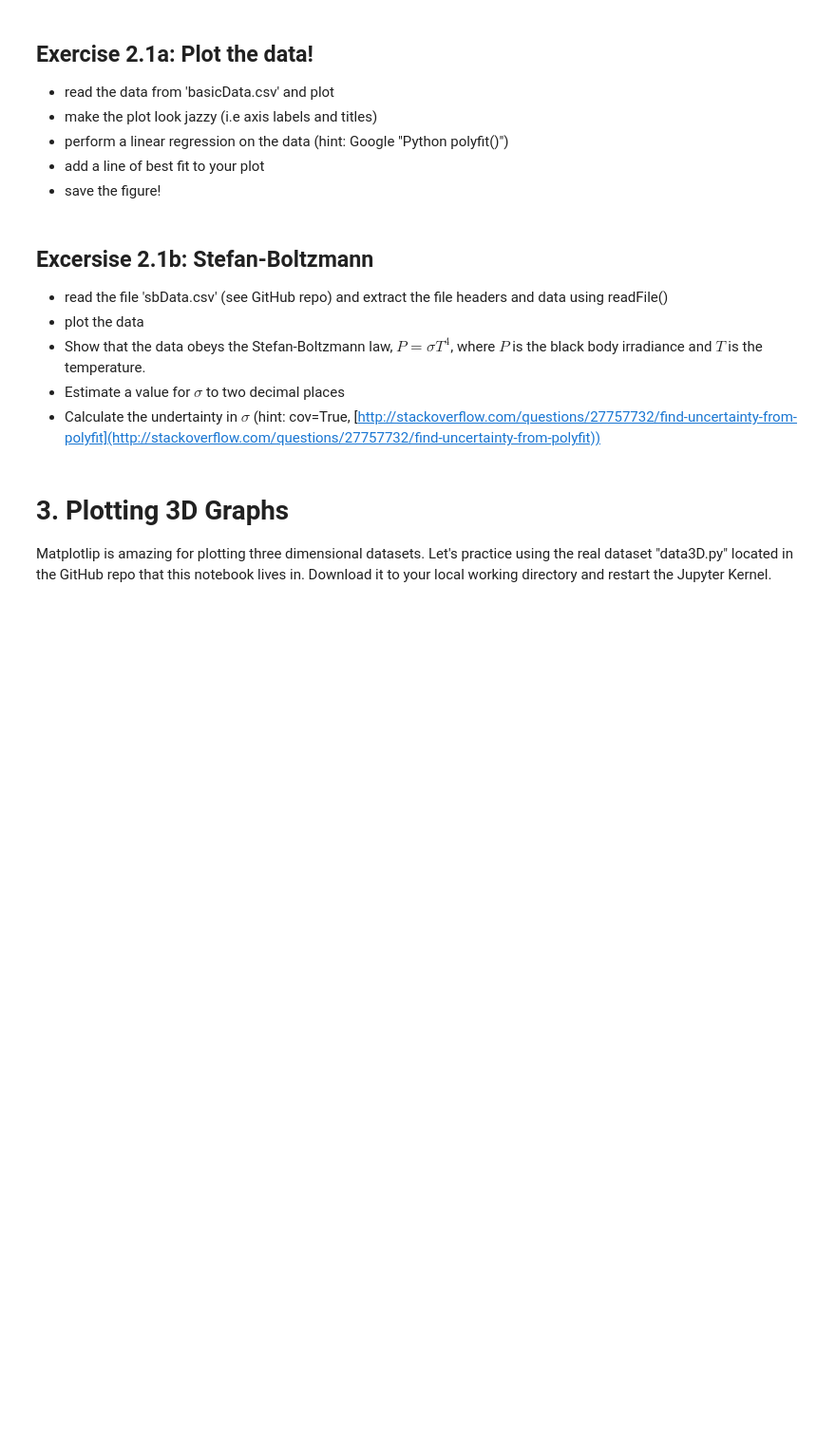
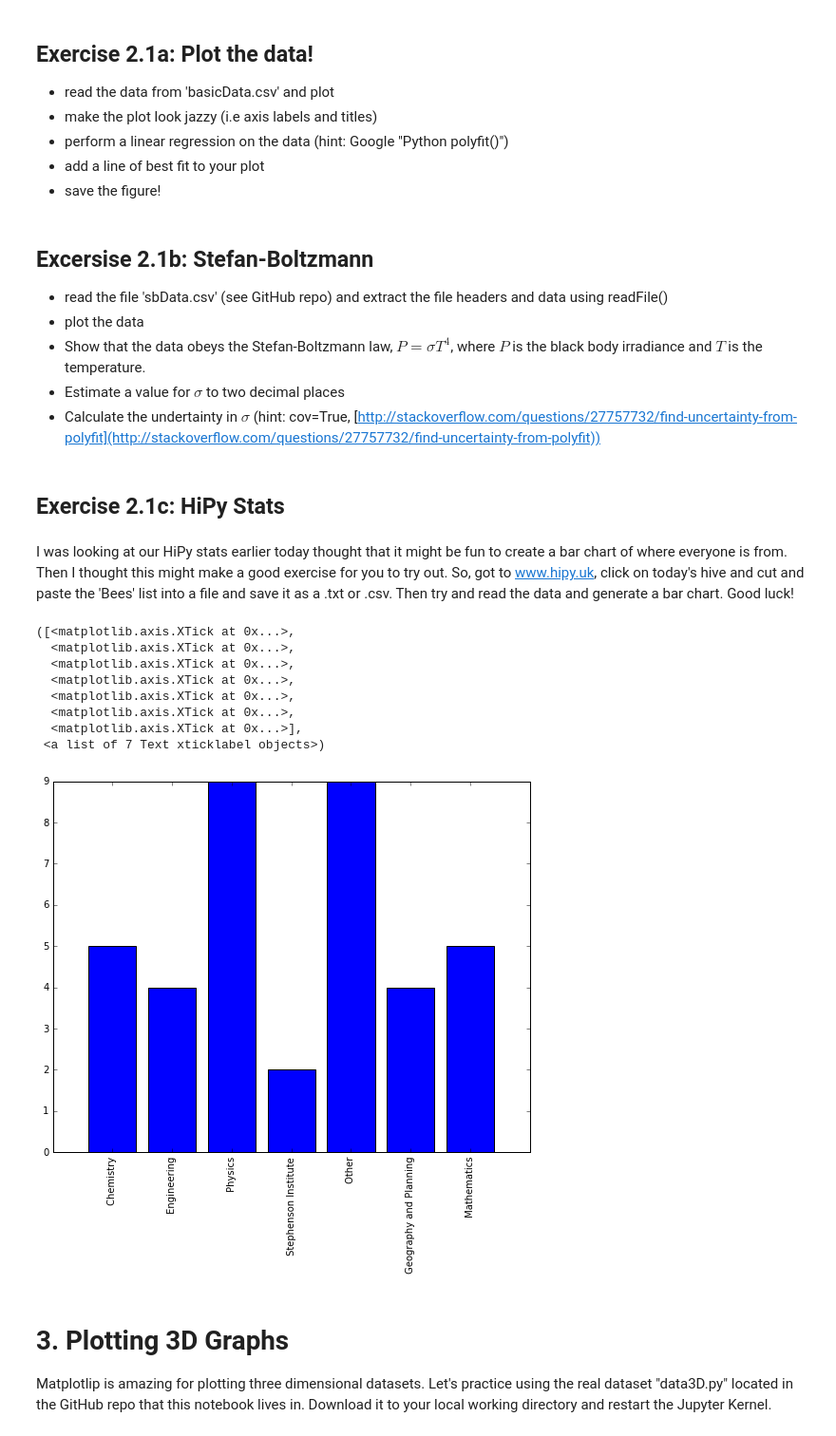
Before and after one commit to HiPyLiv/py4sci, a Jupyter notebook: py4sci.ipynb, the cells around one changed output. Shown: that part at 95% size. Drawn from its saved outputs; the diff is of its cells as text; code cells hidden in the pictures; blank space fills up the shorter version.

Commit message:
py4sci.ipynb update with bar chart

```diff
--- a/py4sci.ipynb
+++ b/py4sci.ipynb
@@ -241,3 +241,7 @@ def readFile(filename):
   - Calculate the undertainty in $\sigma$ (hint: cov=True, [http://stackoverflow.com/questions/27757732/find-uncertainty-from-polyfit](http://stackoverflow.com/questions/27757732/find-uncertainty-from-polyfit))
 # %%
 # Write your solution here
+# %% [markdown]
+## Exercise 2.1c: HiPy Stats
+# %% [markdown]
+I was looking at our HiPy stats earlier today thought that it might be fun to create a bar chart of where everyone is from. Then I thought this might make a good exercise for you to try out. So, got to www.hipy.uk, click on today's hive and cut and paste the 'Bees' list into a file and save it as a .txt or .csv. Then try and read the data and generate a bar chart. Good luck!
@@ -244,3 +250,40 @@ def readFile(filename):
+# %%
+# This is the same code we used earlier but this time we don't need to convert any values to floats.
+with open('registration.csv') as f:
+        regData = [] # create a list to read rows to
+        for line in f:
+            regData.append([i for i in line.strip('\n').split(',')])
+# %%
+# transpose the data to get an array containing two lists - one with names, the other with departments
+departments = transpose(regData)[1] # select second list in array
+
+dept_dict = {} # create an empty dictionary
+
+# loop through all elements in departments list
+for i in range (len(departments)):
+    if not departments[i] in dept_dict: # if dictionary doesn't have the department key yet then do something
+        count = 0
+        # loop through list again and count the number of times key appears
+        for j in range (len(departments)):
+            if departments[i] == departments[j]:
+                count += 1
+        dept_dict[departments[i]] = count # update dictionary
+
+# create a simple bar chart
+bar(range(len(dept_dict)), dept_dict.values(), align='center')
+
+# format the ticks
+xticks(range(len(dept_dict)), dept_dict.keys(), rotation='vertical')
+# %% [output]
+([<matplotlib.axis.XTick at 0x...>,
+  <matplotlib.axis.XTick at 0x...>,
+  <matplotlib.axis.XTick at 0x...>,
+  <matplotlib.axis.XTick at 0x...>,
+  <matplotlib.axis.XTick at 0x...>,
+  <matplotlib.axis.XTick at 0x...>,
+  <matplotlib.axis.XTick at 0x...>],
+ <a list of 7 Text xticklabel objects>)
+[figure, added]
 # %% [markdown]
 # 3. Plotting 3D Graphs
 
```
Also changed, not shown: parts of 1 cell of this notebook, 1 other file.
